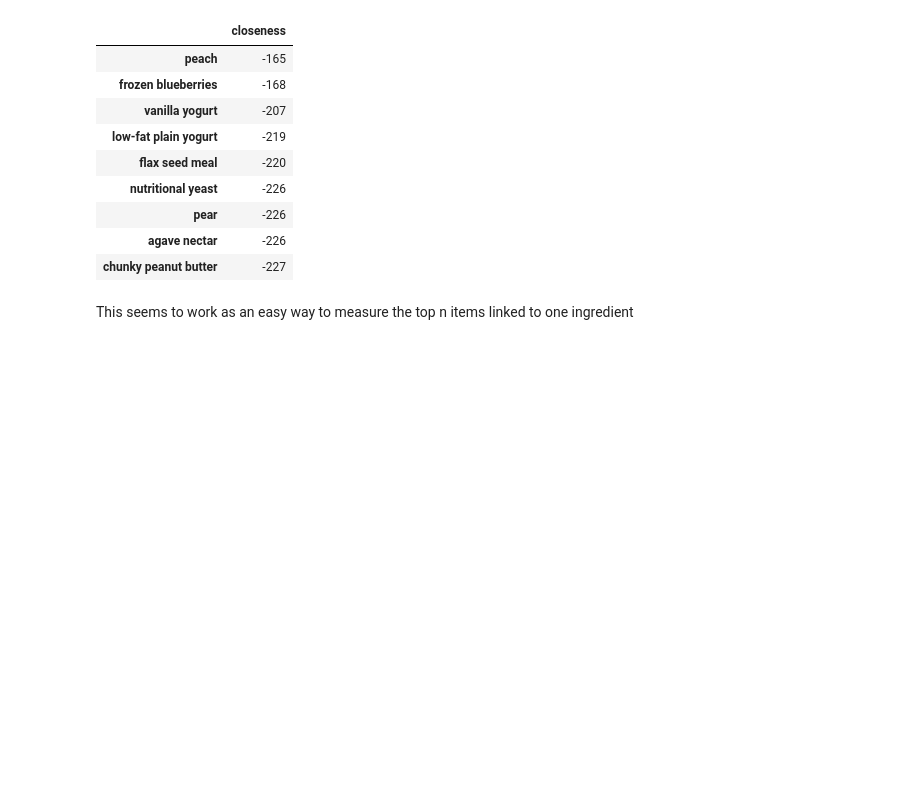
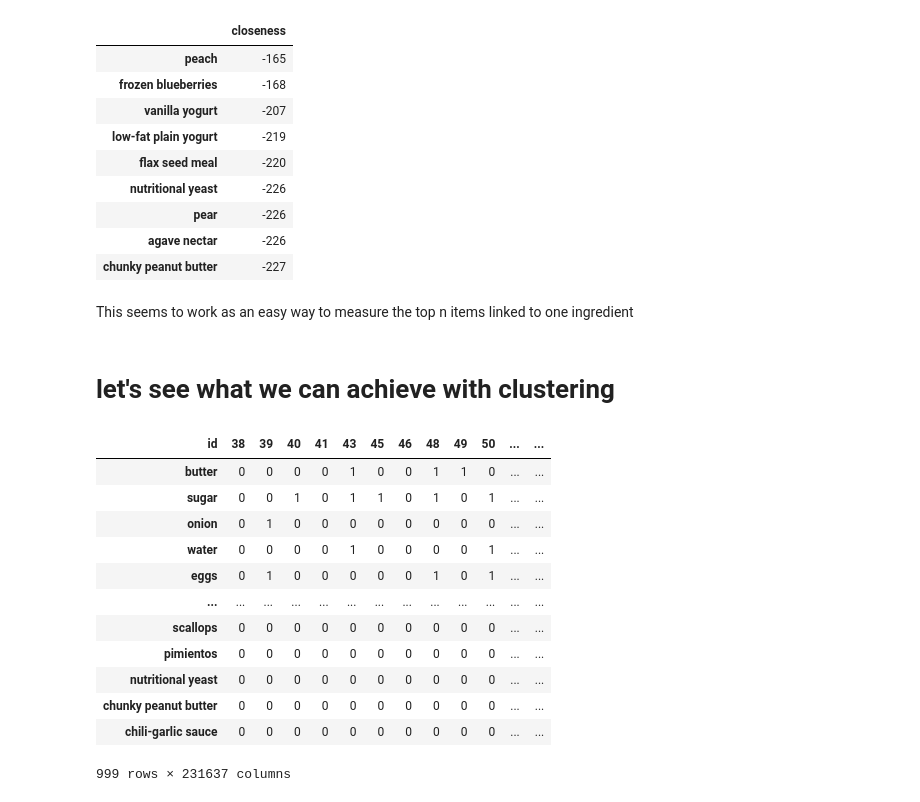
Before and after one commit to lorenzomad/foodMapping, a Jupyter notebook: exploration.ipynb, the cells around one changed output. Drawn from its saved outputs; the diff is of its cells as text; code cells hidden in the pictures; blank space fills up the shorter version.

```diff
--- a/exploration.ipynb
+++ b/exploration.ipynb
@@ -122,7 +124,7 @@ def boolean_df(item_lists, unique_items):
     for i, item in enumerate(unique_items):
       # simple progress bar
       if i % 100 == 0 :
-        completion_perc = math.round(i / unique_items.size * 100, 2)
+        completion_perc = round(i / unique_items.size * 100, 2)
         print(f"Completion: { completion_perc}%")
 
         elapsed_time = math.floor(time.perf_counter()) - start_time
@@ -363,3 +365,5 @@ banana_closest
 | chunky peanut butter | -227 |
 # %% [markdown]
 This seems to work as an easy way to measure the top n items linked to one ingredient
+# %% [markdown]
+# let's see what we can achieve with clustering
@@ -365,0 +372,17 @@ This seems to work as an easy way to measure the top n items linked to one ingre
+# %%
+data = reduced_bool.transpose()
+data
+# %% [output]
+| id | 38 | 39 | 40 | 41 | 43 | 45 | 46 | 48 | 49 | 50 | ... | ... |
+| butter | 0 | 0 | 0 | 0 | 1 | 0 | 0 | 1 | 1 | 0 | ... | ... |
+| sugar | 0 | 0 | 1 | 0 | 1 | 1 | 0 | 1 | 0 | 1 | ... | ... |
+| onion | 0 | 1 | 0 | 0 | 0 | 0 | 0 | 0 | 0 | 0 | ... | ... |
+| water | 0 | 0 | 0 | 0 | 1 | 0 | 0 | 0 | 0 | 1 | ... | ... |
+| eggs | 0 | 1 | 0 | 0 | 0 | 0 | 0 | 1 | 0 | 1 | ... | ... |
+| ... | ... | ... | ... | ... | ... | ... | ... | ... | ... | ... | ... | ... |
+| scallops | 0 | 0 | 0 | 0 | 0 | 0 | 0 | 0 | 0 | 0 | ... | ... |
+| pimientos | 0 | 0 | 0 | 0 | 0 | 0 | 0 | 0 | 0 | 0 | ... | ... |
+| nutritional yeast | 0 | 0 | 0 | 0 | 0 | 0 | 0 | 0 | 0 | 0 | ... | ... |
+| chunky peanut butter | 0 | 0 | 0 | 0 | 0 | 0 | 0 | 0 | 0 | 0 | ... | ... |
+| chili-garlic sauce | 0 | 0 | 0 | 0 | 0 | 0 | 0 | 0 | 0 | 0 | ... | ... |
+999 rows × 231637 columns
```
Also changed, not shown: parts of 6 cells of this notebook.
